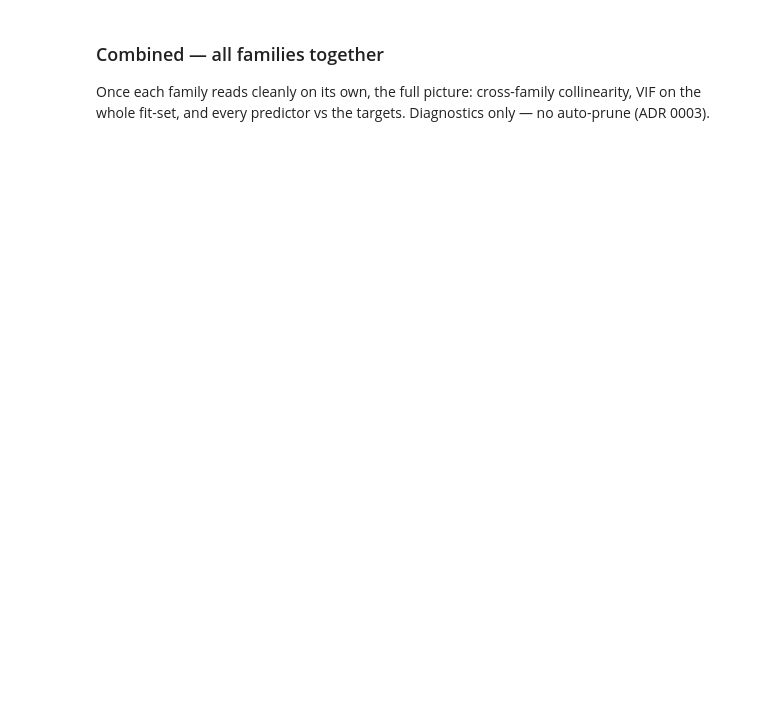
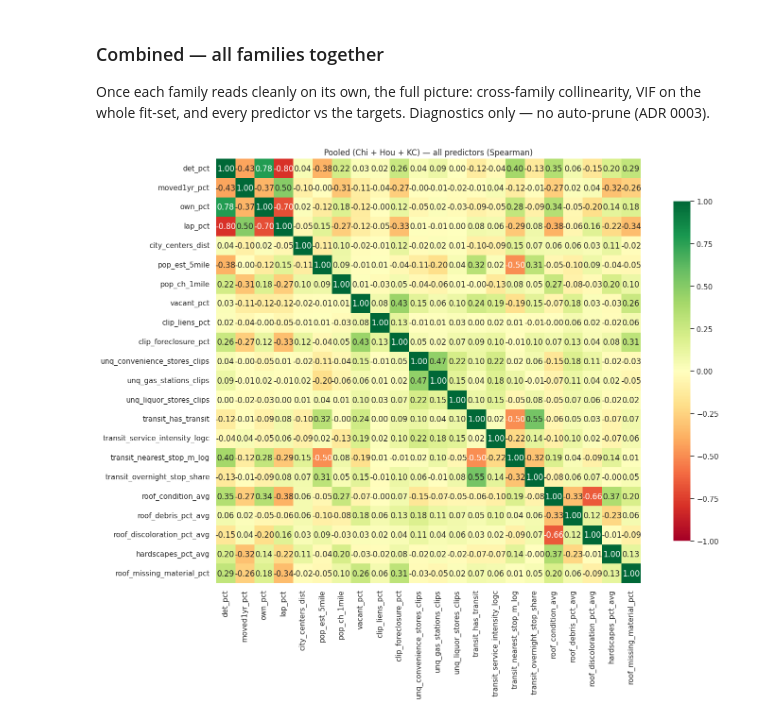
Before and after one commit to eprashar-clgx/crime-idx-2026, a Jupyter notebook: notebooks/regression_modelling/distributions/01_eda.ipynb, the cells around one changed output. Saved outputs shown, nothing was run; the diff lists cells and outputs as text; code cells hidden in the pictures; blank space fills up the shorter version.

```diff
--- a/notebooks/regression_modelling/distributions/01_eda.ipynb
+++ b/notebooks/regression_modelling/distributions/01_eda.ipynb
@@ -24,9 +21,9 @@ The autoreload extension is already loaded. To reload it, use:
 # Build the Chicago and Houston crime tables
 sns.set_theme(style="whitegrid")
 #start_time = time.time()
-hou = build_model_table("houston", refresh=True)
-chi = build_model_table("chicago",refresh=True)
-kc = build_model_table("kansas_city",refresh=True)
+hou = build_model_table("houston", refresh=False)
+chi = build_model_table("chicago",refresh=False)
+kc = build_model_table("kansas_city",refresh=False)
 #end_time = time.time()
 #print(f"Time taken to build model tables: {end_time - start_time:.2f} seconds")
 tables = {
@@ -257,6 +444,8 @@ for city, df in tables.items():
 Once each family reads cleanly on its own, the full picture: cross-family collinearity, VIF on the whole fit-set, and every predictor vs the targets. Diagnostics only — no auto-prune (ADR 0003).
 # %%
 # combined intra-predictor correlation (all families) — annot off, it's a big matrix
-for city, df in tables.items():
-    corr_heatmap(df, PREDICTOR_COLS, f"{city.title()} — all predictors (Spearman)",
-                 annot=False, figsize=(16, 14))
+df_all = pd.concat([d.assign(city=c) for c, d in tables.items()], ignore_index=True)
+corr_heatmap(df_all, PREDICTOR_COLS, "Pooled (Chi + Hou + KC) — all predictors (Spearman)",
+             annot=True, figsize=(16, 12))
+# %% [output]
+[figure, added]
```
Also changed, not shown: parts of 23 cells of this notebook, 1 other file.
